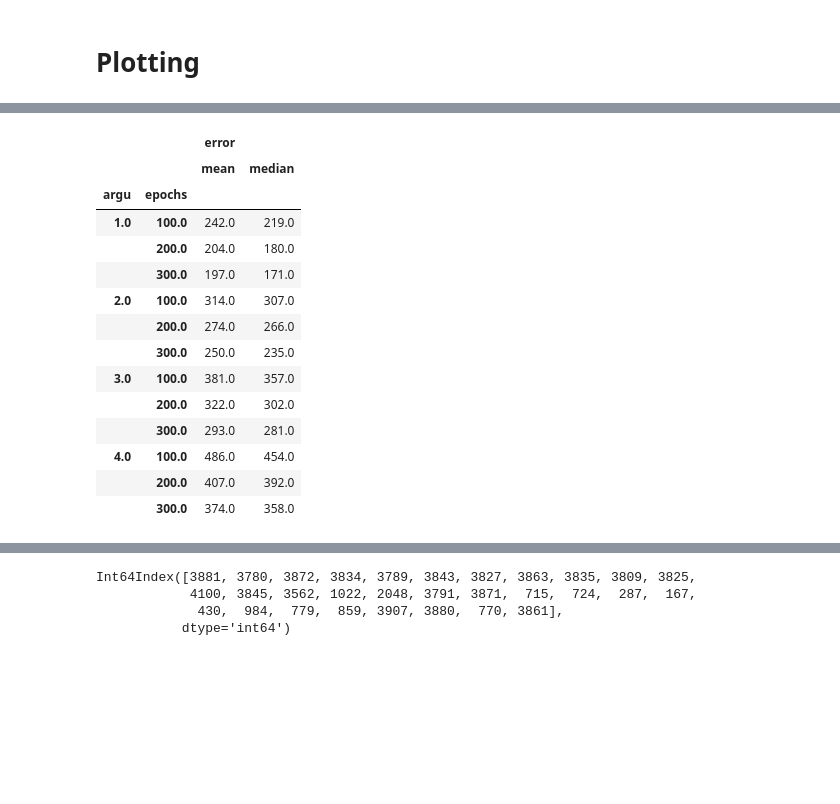
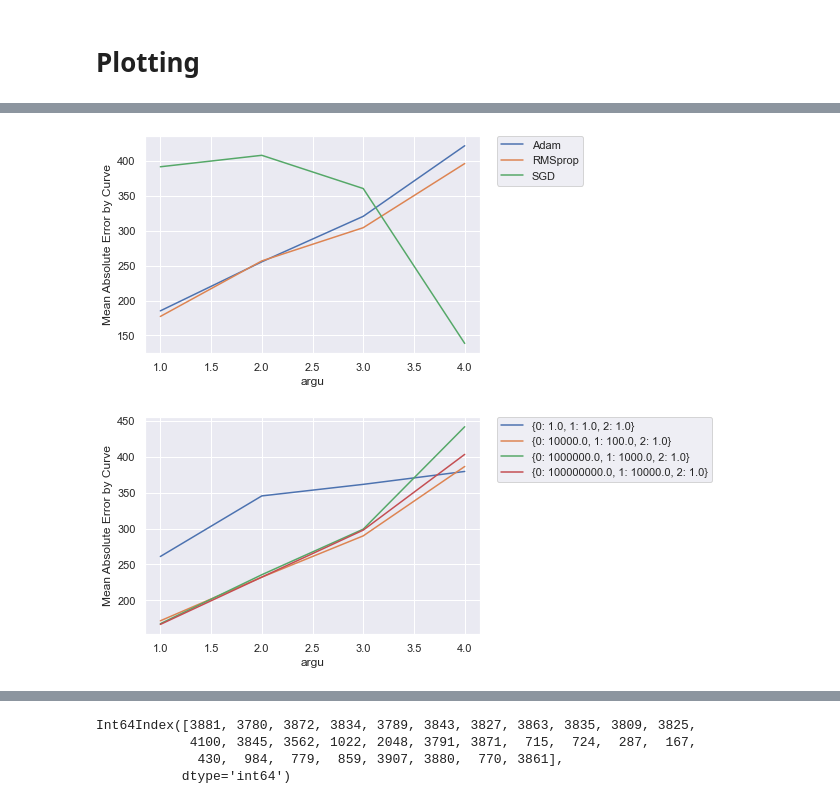
Before and after one commit to zuyeyang/Stanford_Battery_Project, a Jupyter notebook: Final_Project_AWS_Version/B_final_note.ipynb, the cells around one changed output, grey strips where cells are left out. Saved outputs shown, nothing was run; the diff lists cells and outputs as text; code cells hidden in the pictures; blank space fills up the shorter version.

Commit message:
update the plot graph

```diff
--- a/Final_Project_AWS_Version/B_final_note.ipynb
+++ b/Final_Project_AWS_Version/B_final_note.ipynb
@@ -49,12 +49,12 @@ result_all_selected
 import seaborn as sns
 sns.set_theme(style="darkgrid")
 #group by argu + opt and show the mean or median or the error
-argu_opt = result_all_selected.groupby(['argu','opt'])['error'].aggregate([np.mean,np.median]).reset_index()
+def plot_tune_result(arg1,arg2,error):
+    output = result_all_selected.groupby([arg1,arg2])['error'].aggregate([np.mean,np.median]).reset_index()
 
-# display(argu_opt)
-# Plot the responses for different events and regions
-ax = sns.lineplot(x = 'argu', y = 'mean',
-              data = argu_opt,
-              hue="opt",)
-ax.set(xlabel='Input Argumentation', ylabel='Mean Absolute Error by Curve')
-plt.show()
+    ax = sns.lineplot(x = arg1, y = error,
+                data = output,
+                hue= arg2,)
+    plt.legend(bbox_to_anchor=(1.05, 1), loc='upper left', borderaxespad=0)
+    ax.set(xlabel='{}'.format(arg1), ylabel='Mean Absolute Error by Curve')
+    plt.show()
@@ -150,18 +61,8 @@ result_all_selected.groupby(['argu','nl'])['error'].aggregate([np.mean,np.median
-# %%
-result_all_selected.groupby(['argu','epochs'])[['error']].aggregate([np.mean,np.median]).round(0)
-# %% [output]
-|  |  | error |  |
-|  |  | mean | median |
-| argu | epochs |  |  |
-| 1.0 | 100.0 | 242.0 | 219.0 |
-|  | 200.0 | 204.0 | 180.0 |
-|  | 300.0 | 197.0 | 171.0 |
-| 2.0 | 100.0 | 314.0 | 307.0 |
-|  | 200.0 | 274.0 | 266.0 |
-|  | 300.0 | 250.0 | 235.0 |
-| 3.0 | 100.0 | 381.0 | 357.0 |
-|  | 200.0 | 322.0 | 302.0 |
-|  | 300.0 | 293.0 | 281.0 |
-| 4.0 | 100.0 | 486.0 | 454.0 |
-|  | 200.0 | 407.0 | 392.0 |
-|  | 300.0 | 374.0 | 358.0 |
+# %%
+plot_tune_result('argu','opt','median')
+# %% [output]
+[figure, added]
+# %%
+plot_tune_result('argu','class_weight','median')
+# %% [output]
+[figure, added]
```
Also changed, not shown: parts of 9 cells of this notebook.
